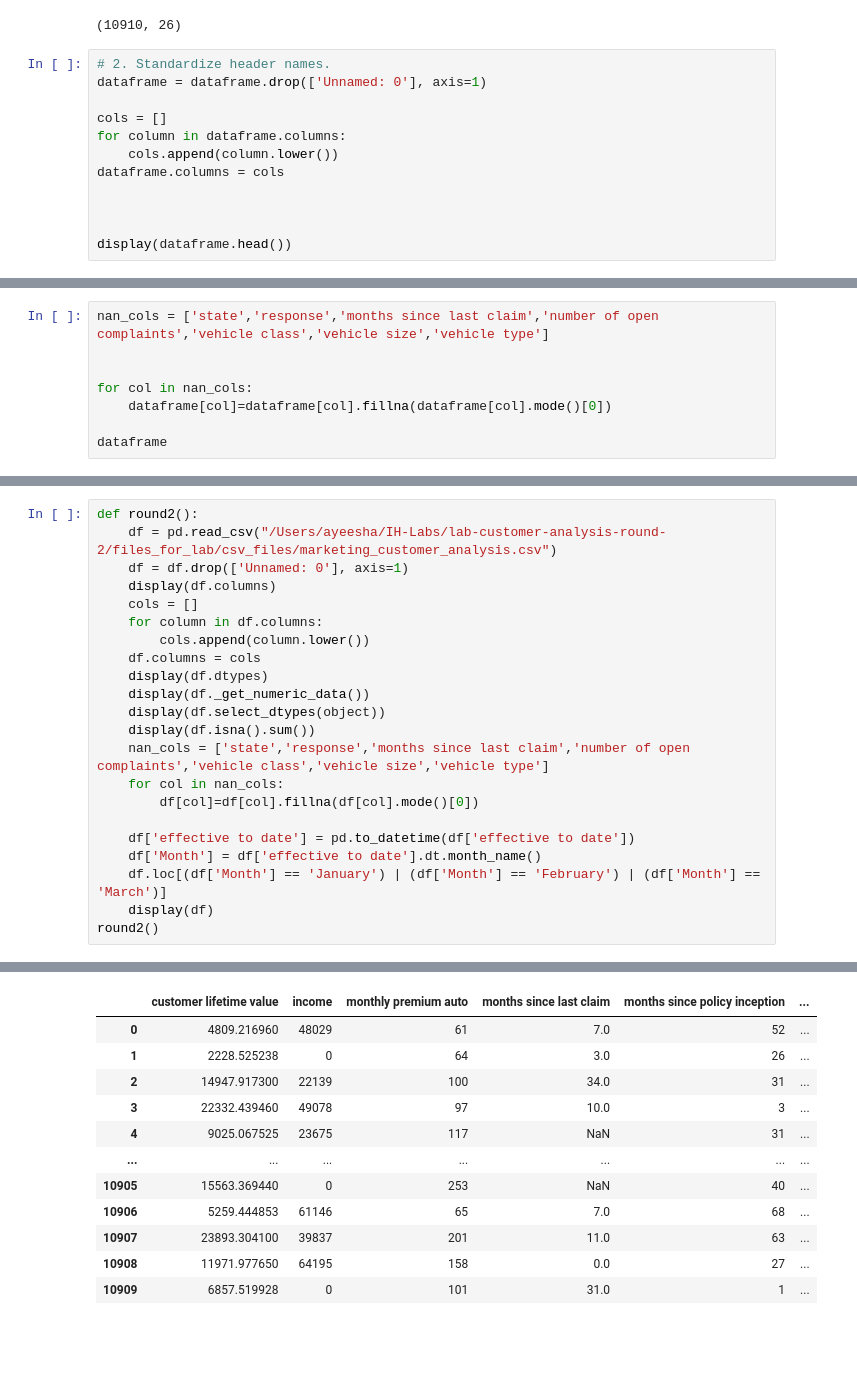
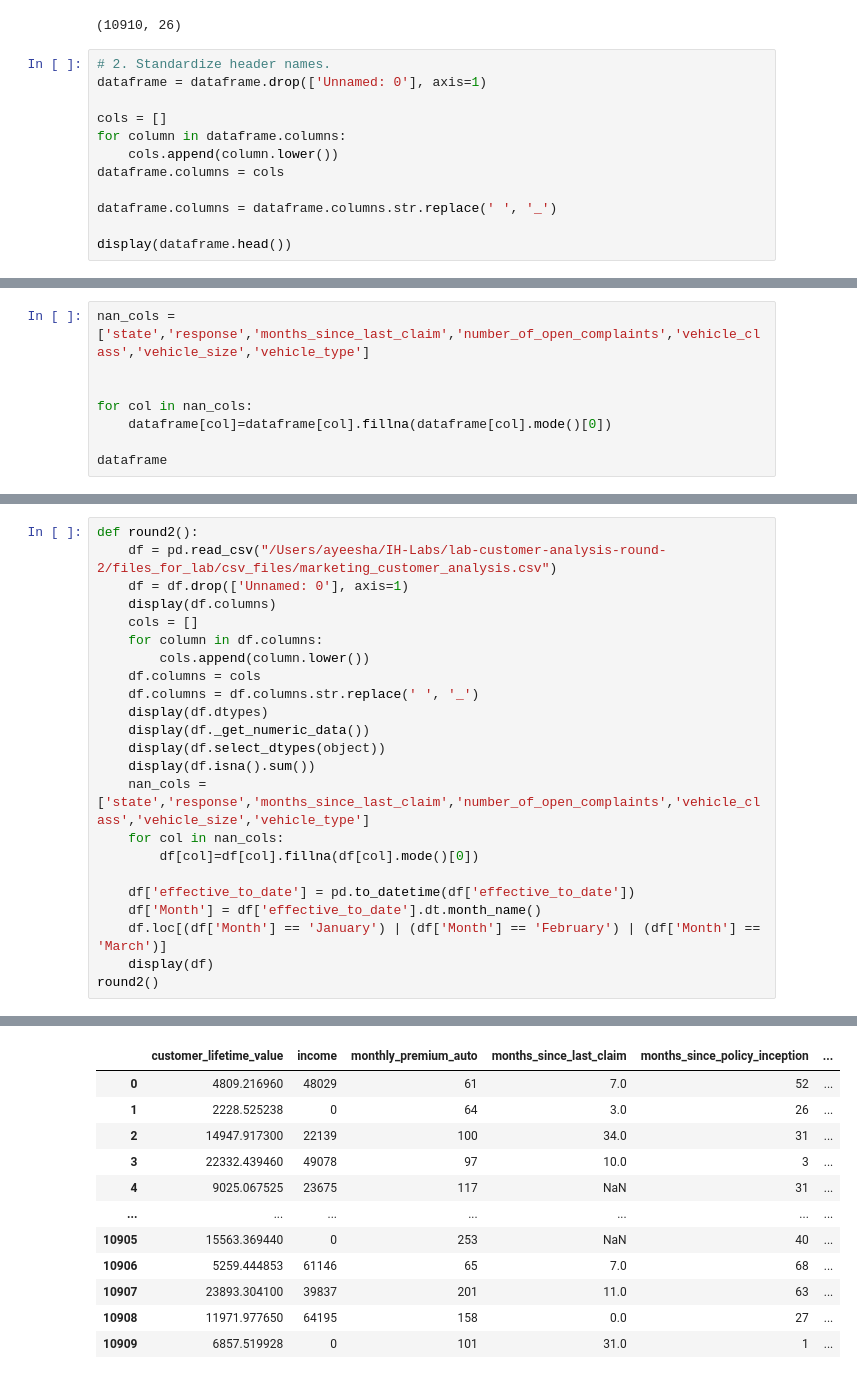
Before and after one commit to AyeeshaSiddikka/lab-customer-analysis-round-2, a Jupyter notebook: Round2-7.ipynb, the cells around one changed output, grey strips where cells are left out. Saved outputs shown, nothing was run; the diff lists cells and outputs as text; blank space fills up the shorter version.

```diff
--- a/Round2-7.ipynb
+++ b/Round2-7.ipynb
@@ -22,7 +22,7 @@ for column in dataframe.columns:
     cols.append(column.lower())
 dataframe.columns = cols
 
-
+dataframe.columns = dataframe.columns.str.replace(' ', '_')
 
 display(dataframe.head())
 # %% [output]
@@ -113,6 +113,6 @@ vehicle type                     5482
 dtype: int64
 # %%
-nan_cols = ['state','response','months since last claim','number of open complaints','vehicle class','vehicle size','vehicle type']
+nan_cols = ['state','response','months_since_last_claim','number_of_open_complaints','vehicle_class','vehicle_size','vehicle_type']
 
 
 for col in nan_cols:
@@ -168,16 +168,17 @@ def round2():
     for column in df.columns:
         cols.append(column.lower())
     df.columns = cols
+    df.columns = df.columns.str.replace(' ', '_')
     display(df.dtypes)
     display(df._get_numeric_data())
     display(df.select_dtypes(object))
     display(df.isna().sum())
-    nan_cols = ['state','response','months since last claim','number of open complaints','vehicle class','vehicle size','vehicle type']
+    nan_cols = ['state','response','months_since_last_claim','number_of_open_complaints','vehicle_class','vehicle_size','vehicle_type']
     for col in nan_cols:
         df[col]=df[col].fillna(df[col].mode()[0])
 
-    df['effective to date'] = pd.to_datetime(df['effective to date'])
-    df['Month'] = df['effective to date'].dt.month_name()
+    df['effective_to_date'] = pd.to_datetime(df['effective_to_date'])
+    df['Month'] = df['effective_to_date'].dt.month_name()
     df.loc[(df['Month'] == 'January') | (df['Month'] == 'February') | (df['Month'] == 'March')]
     display(df)
 round2()
@@ -209,5 +210,5 @@ vehicle type                      object
 dtype: object
-|  | customer lifetime value | income | monthly premium auto | months since last claim | months since policy inception | ... |
+|  | customer_lifetime_value | income | monthly_premium_auto | months_since_last_claim | months_since_policy_inception | ... |
 | 0 | 4809.216960 | 48029 | 61 | 7.0 | 52 | ... |
 | 1 | 2228.525238 | 0 | 64 | 3.0 | 26 | ... |
 | 2 | 14947.917300 | 22139 | 100 | 34.0 | 31 | ... |
```
Also changed, not shown: parts of 17 cells of this notebook.
